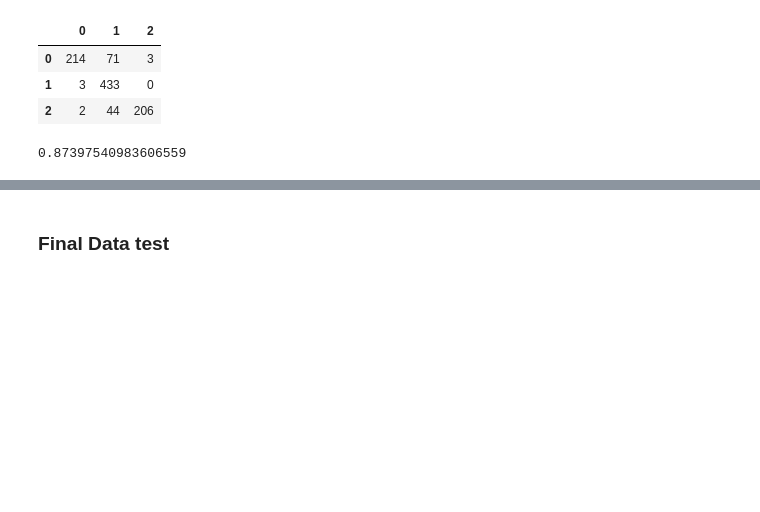
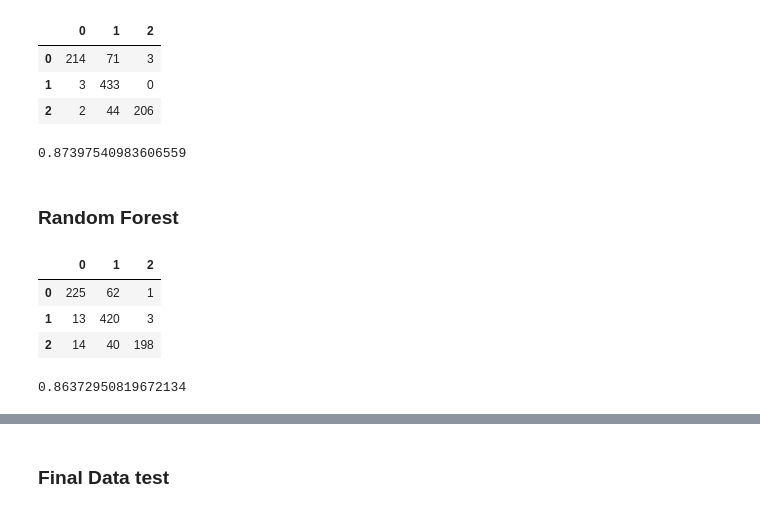
Before and after one commit to Alexjvgentil/Simple-Sentiment-Model, a Jupyter notebook: Modelo Sentimento.ipynb, the cells around one changed output, grey strips where cells are left out. Saved outputs shown, nothing was run; the diff lists cells and outputs as text; code cells hidden in the pictures; blank space fills up the shorter version.

```diff
--- a/Modelo Sentimento.ipynb
+++ b/Modelo Sentimento.ipynb
@@ -163,8 +90,9 @@ X_new_tfidf = tfidf_transformer.transform(X_test)
 
 predicted = clf.predict(X_new_tfidf)
 predicted_tree = clf_tree.predict(X_new_tfidf)
-# predicted_fitter = fitter.predict(X_new_tfidf)
 predicted_lda = clf_lda.predict(X_new_tfidf)
+predicted_rf = clf_rdf.predict(X_new_tfidf)
+predicted_gbm = clf_gbm.predict(X_new_tfidf)
 # %%
 from sklearn.metrics import confusion_matrix, accuracy_score, roc_auc_score, make_scorer
 # %% [markdown]
@@ -206,3 +149,16 @@ pd.DataFrame(confusion_matrix(y_pred=predicted_lda,y_true=y_test))
 accuracy_score(y_pred=predicted_lda,y_true=y_test)
 # %% [output]
 0.87397540983606559
+# %% [markdown]
+<h3>Random Forest</h3>
+# %%
+pd.DataFrame(confusion_matrix(y_pred=predicted_rf,y_true=y_test))
+# %% [output]
+|  | 0 | 1 | 2 |
+| 0 | 225 | 62 | 1 |
+| 1 | 13 | 420 | 3 |
+| 2 | 14 | 40 | 198 |
+# %%
+accuracy_score(y_pred=predicted_rf,y_true=y_test)
+# %% [output]
+0.86372950819672134
```
Also changed, not shown: parts of 15 cells of this notebook.
